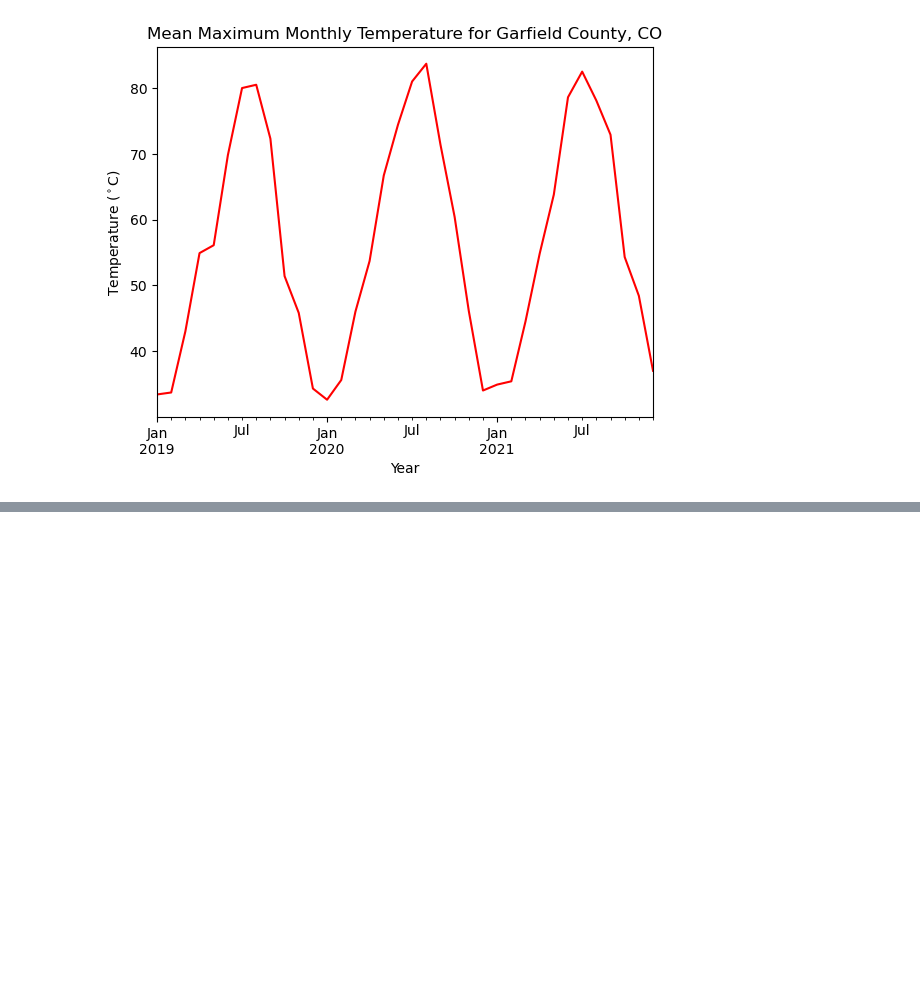
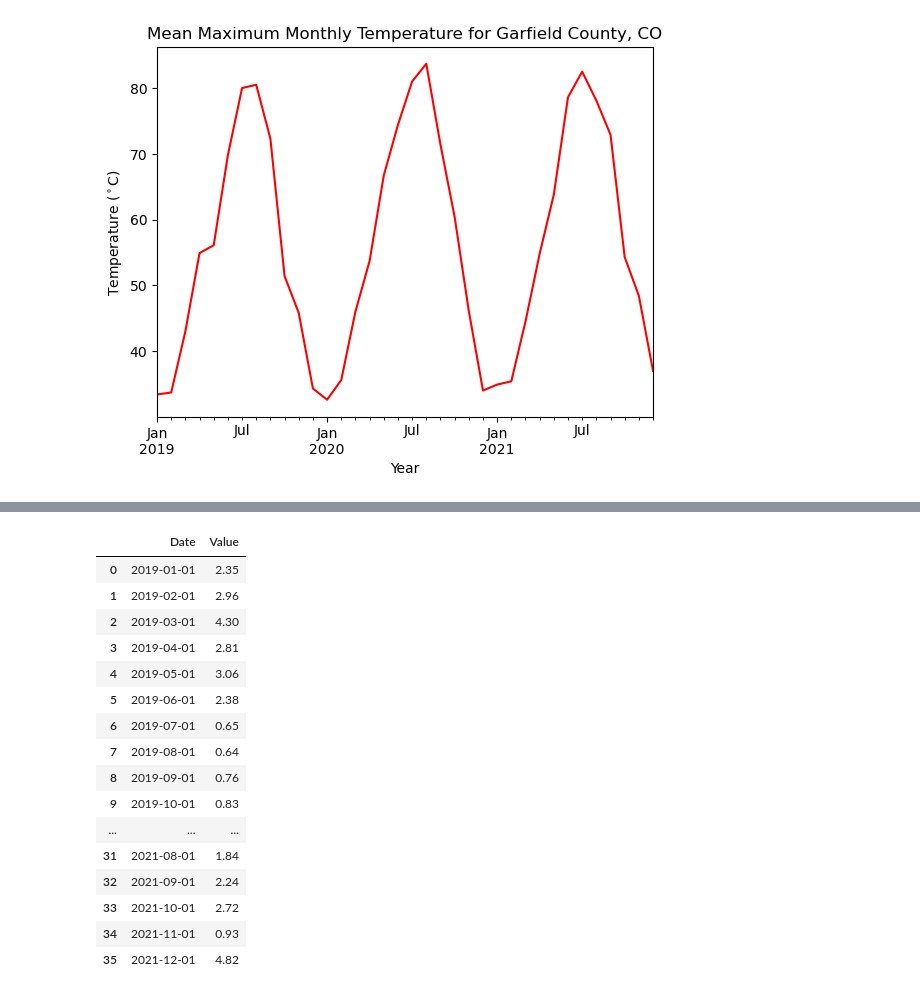
Before and after one commit to cu-esiil-edu/MSUGrizzlyCreek2020Fire, a Jupyter notebook: notebooks/weather_data.ipynb, the cells around one changed output, grey strips where cells are left out. Cells and saved outputs as stored; diff of their text form; code cells hidden in the pictures; blank space fills up the shorter version.

```diff
--- a/notebooks/weather_data.ipynb
+++ b/notebooks/weather_data.ipynb
@@ -123,0 +145,22 @@ garfield_cty_df.plot(x='Date', y='Value', legend=False, xlabel='Year',
+# %%
+#adjust date format
+precip_df['Date'] = pd.to_datetime(precip_df.Date, format = '%Y%m')
+precip_df
+# %% [output]
+|  | Date | Value |
+| 0 | 2019-01-01 | 2.35 |
+| 1 | 2019-02-01 | 2.96 |
+| 2 | 2019-03-01 | 4.30 |
+| 3 | 2019-04-01 | 2.81 |
+| 4 | 2019-05-01 | 3.06 |
+| 5 | 2019-06-01 | 2.38 |
+| 6 | 2019-07-01 | 0.65 |
+| 7 | 2019-08-01 | 0.64 |
+| 8 | 2019-09-01 | 0.76 |
+| 9 | 2019-10-01 | 0.83 |
+| ... | ... | ... |
+| 31 | 2021-08-01 | 1.84 |
+| 32 | 2021-09-01 | 2.24 |
+| 33 | 2021-10-01 | 2.72 |
+| 34 | 2021-11-01 | 0.93 |
+| 35 | 2021-12-01 | 4.82 |
```
Also changed, not shown: parts of 4 cells of this notebook.
